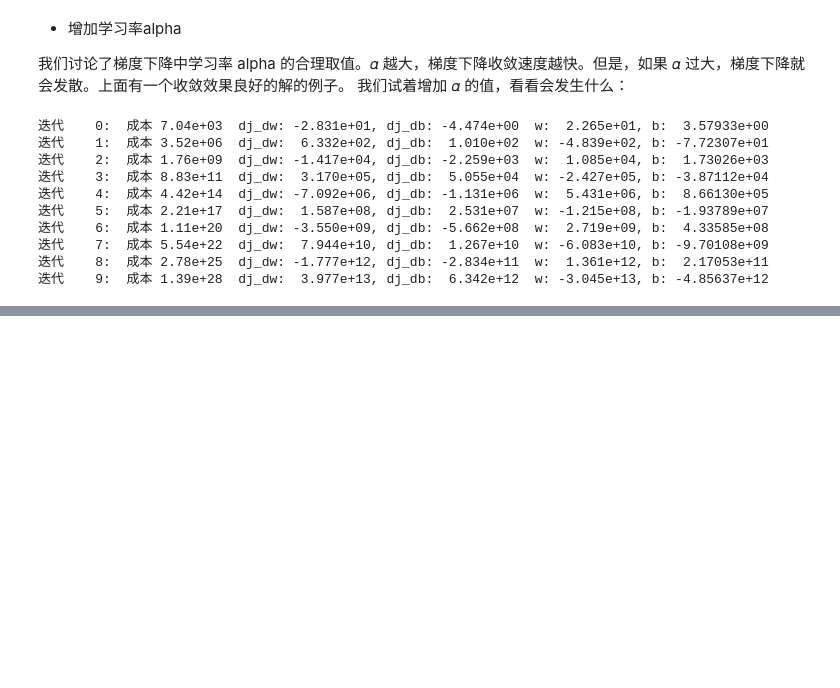
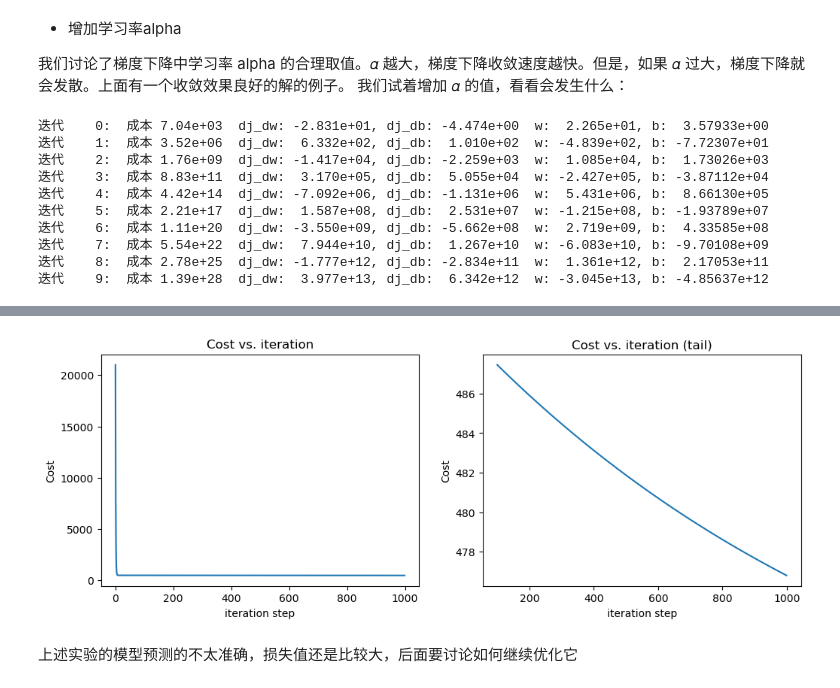
Before and after one commit to yt-one/ml-teach, a Jupyter notebook: 监督学习--线性回归.ipynb, the cells around one changed output, grey strips where cells are left out. Saved outputs shown, nothing was run; the diff lists cells and outputs as text; code cells hidden in the pictures; blank space fills up the shorter version.

```diff
--- a/监督学习--回归和分类.ipynb
+++ b/监督学习--线性回归.ipynb
@@ -487,0 +930,17 @@ w_final, b_final, J_hist, p_hist = gradient_descent(x_train ,y_train, w_init, b_
+# %%
+def compute_gradient(X, y, w, b):
+    """
+    Computes the gradient for linear regression
+    Args:
+      X (ndarray (m,n)): Data, m examples with n features
+      y (ndarray (m,)) : target values
+      w (ndarray (n,)) : model parameters
+      b (scalar)       : model parameter
+
+    Returns:
+      dj_dw (ndarray (n,)): The gradient of the cost w.r.t. the parameters w.
+      dj_db (scalar):       The gradient of the cost w.r.t. the parameter b.
+    """
+    m,n = X.shape           #(number of examples, number of features)
+
+    # TODO： 根据公式实现梯度
@@ -487,0 +1061,16 @@ w_final, b_final, J_hist, p_hist = gradient_descent(x_train ,y_train, w_init, b_
+# %%
+# initialize parameters
+initial_w = np.zeros_like(w_init)
+initial_b = 0.
+# some gradient descent settings
+iterations = 1000
+alpha = 5.0e-7
+# run gradient descente)
+w_final, b_final, J_hist = gradient_descent(X_train, y_train, initial_w, initial_b,
+                                                    compute_cost, compute_gradient,
+                                                    alpha, iterations)
+
+print(f"通过梯度下降找到的b,w : {b_final:0.2f},{w_final} ")
+m,_ = X_train.shape
+for i in range(m):
+    print(f"预测值: {np.dot(X_train[i], w_final) + b_final:0.2f}, 目标值: {y_train[i]}")
@@ -487,0 +1096,16 @@ w_final, b_final, J_hist, p_hist = gradient_descent(x_train ,y_train, w_init, b_
+# %%
+# plot cost vs 迭代次数
+fig, (ax1, ax2) = plt.subplots(1, 2, figsize=(12, 4))
+ax1.plot(J_hist)
+ax2.plot(100 + np.arange(len(J_hist[100:])), J_hist[100:])
+ax1.set_title("Cost vs. iteration")
+ax2.set_title("Cost vs. iteration (tail)")
+ax1.set_ylabel('Cost')
+ax2.set_ylabel('Cost')
+ax1.set_xlabel('iteration step')
+ax2.set_xlabel('iteration step')
+plt.show()
+# %% [output]
+[figure, added]
+# %% [markdown]
+上述实验的模型预测的不太准确，损失值还是比较大，后面要讨论如何继续优化它
```
Also changed, not shown: parts of 22 cells of this notebook, 3 other files.
